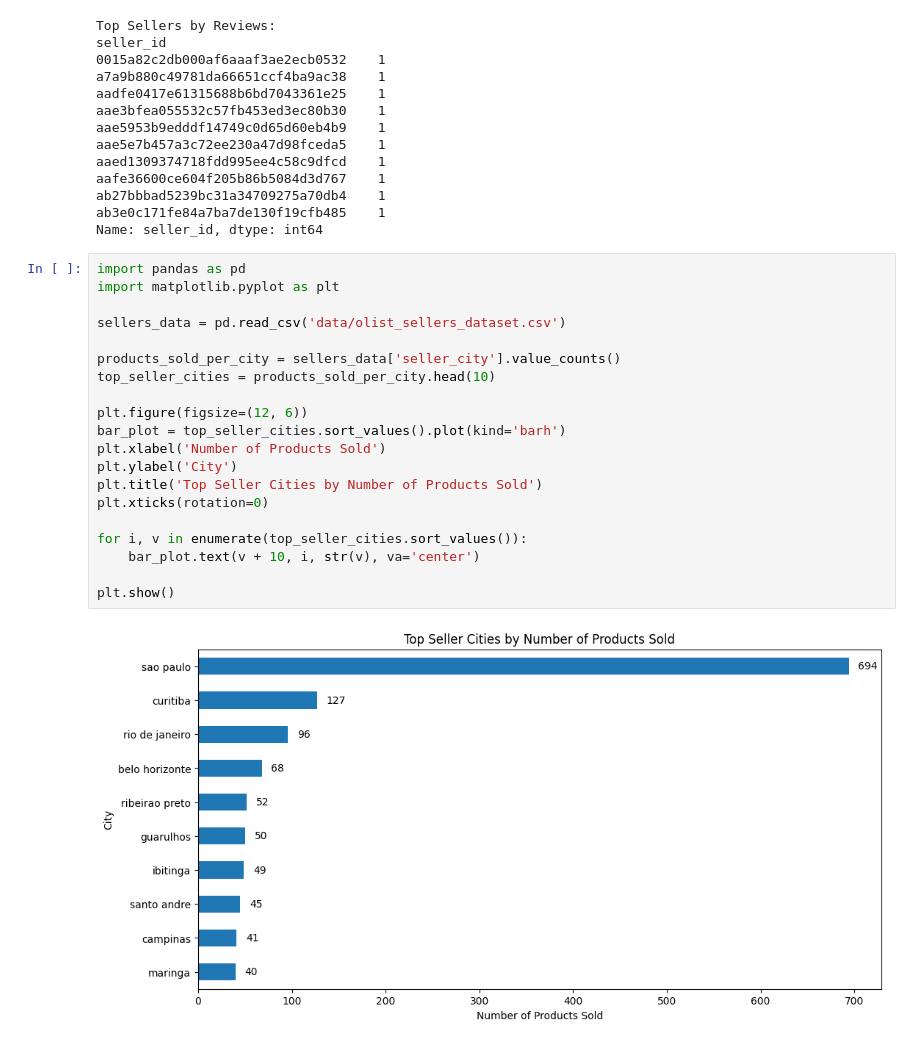
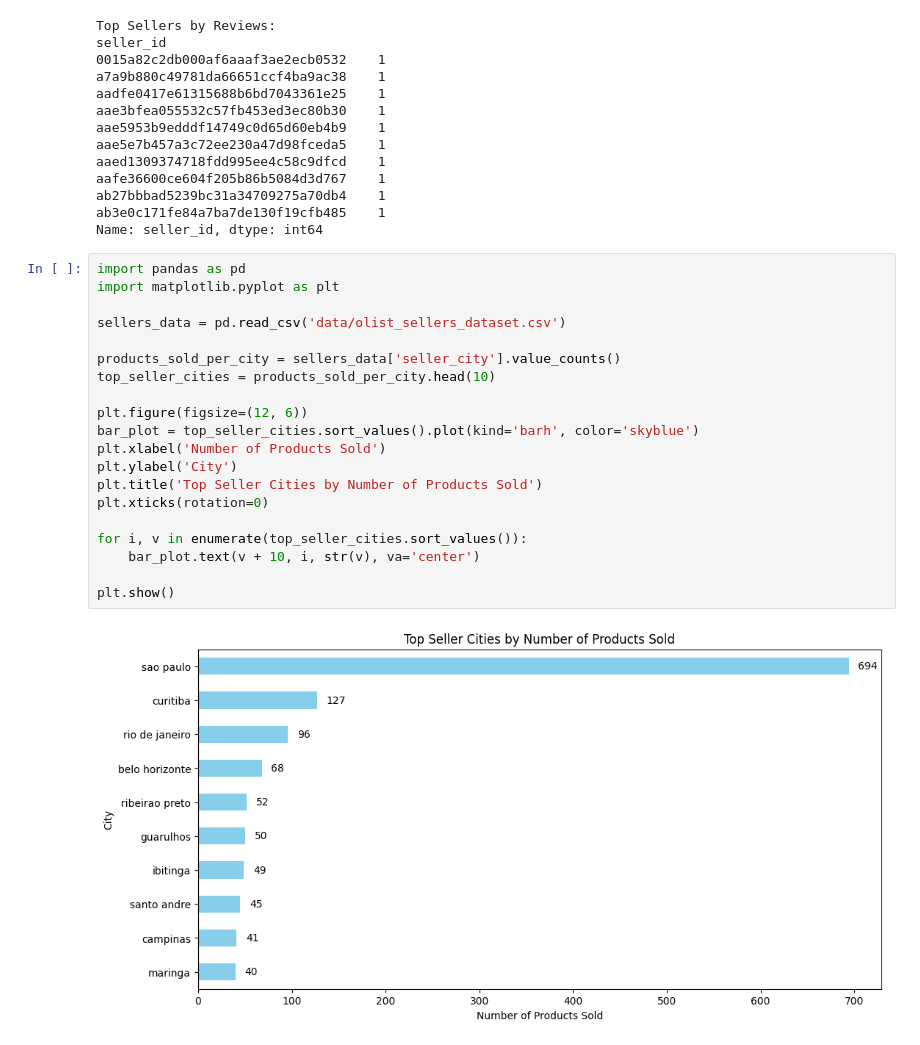
Before and after one commit to Breinich/BrasilianEcommerceAnalysis, a Jupyter notebook: Solution.ipynb, the cells around one changed output. Saved outputs shown, nothing was run; the diff lists cells and outputs as text.

```diff
--- a/Solution.ipynb
+++ b/Solution.ipynb
@@ -245,22 +245,22 @@ Name: seller_id, dtype: int64
 # %%
 import pandas as pd
 import matplotlib.pyplot as plt
 
 sellers_data = pd.read_csv('data/olist_sellers_dataset.csv')
 
 products_sold_per_city = sellers_data['seller_city'].value_counts()
 top_seller_cities = products_sold_per_city.head(10)
 
 plt.figure(figsize=(12, 6))
-bar_plot = top_seller_cities.sort_values().plot(kind='barh')
+bar_plot = top_seller_cities.sort_values().plot(kind='barh', color='skyblue')
 plt.xlabel('Number of Products Sold')
 plt.ylabel('City')
 plt.title('Top Seller Cities by Number of Products Sold')
 plt.xticks(rotation=0)
 
 for i, v in enumerate(top_seller_cities.sort_values()):
     bar_plot.text(v + 10, i, str(v), va='center')
 
 plt.show()
 # %% [output]
-[figure, old version]
+[figure, new version]
```
Also changed, not shown: parts of 1 cell of this notebook.
